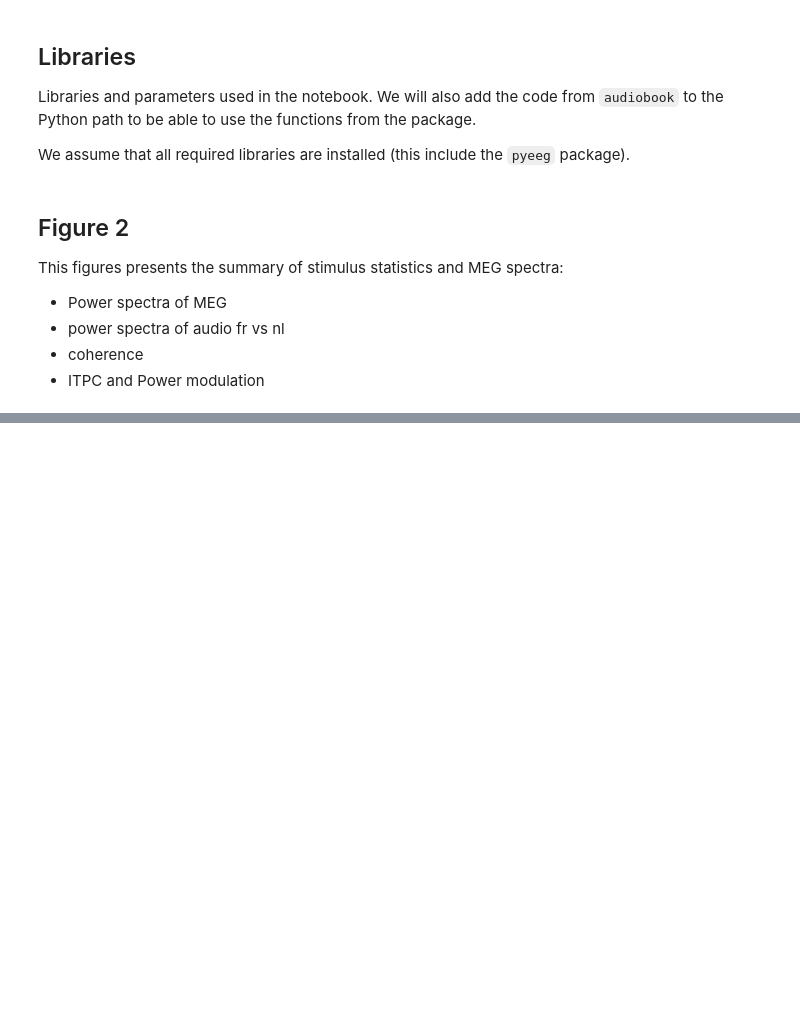
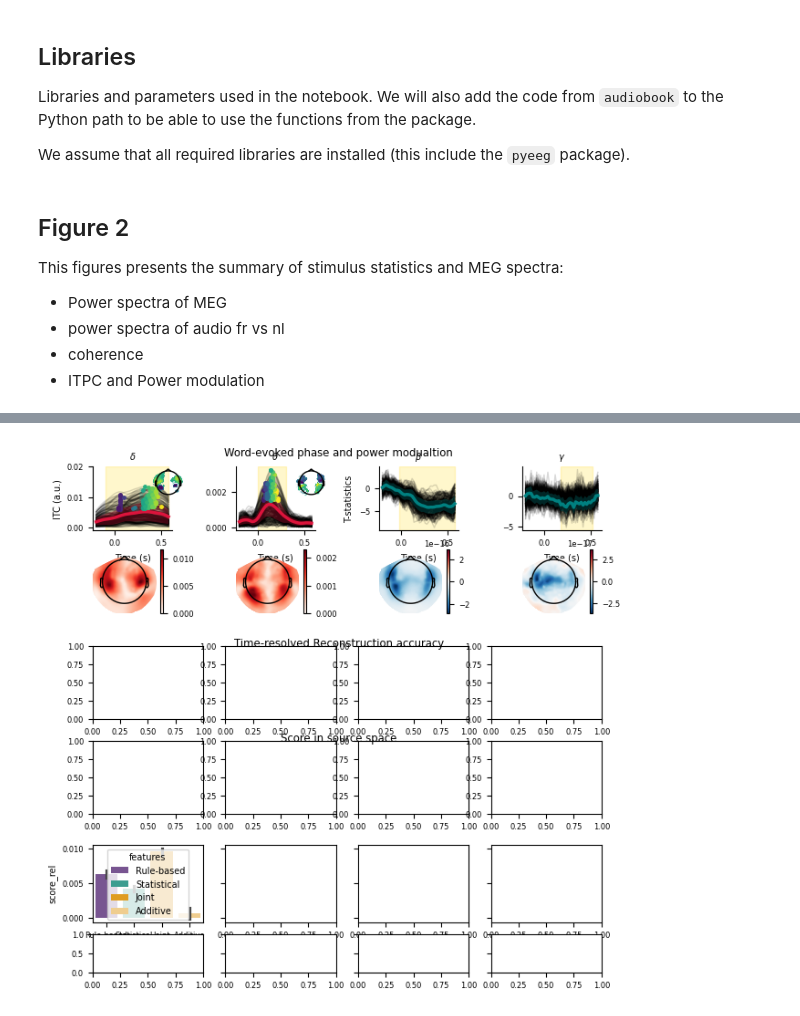
Before and after one commit to Hugo-W/feature-PAC, a Jupyter notebook: notebooks/article_figures.ipynb, the cells around one changed output, grey strips where cells are left out. Saved outputs shown, nothing was run; the diff lists cells and outputs as text; code cells hidden in the pictures; blank space fills up the shorter version.

```diff
--- a/notebooks/article_figures.ipynb
+++ b/notebooks/article_figures.ipynb
@@ -167,0 +975,4 @@ FileNotFoundError: [Errno 2] No such file or directory: 'all_psds.npz'
+# %%
+bigfig
+# %% [output]
+[figure, added]
```
Also changed, not shown: parts of 19 cells of this notebook, 6 other files.
